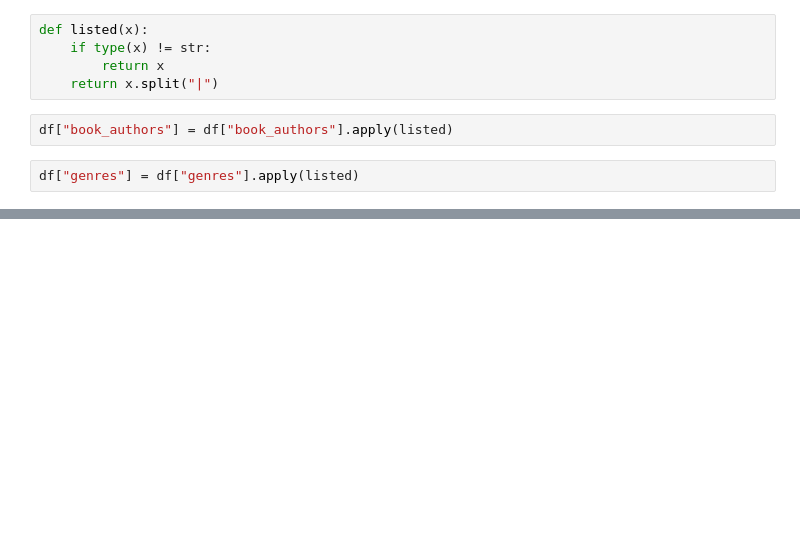
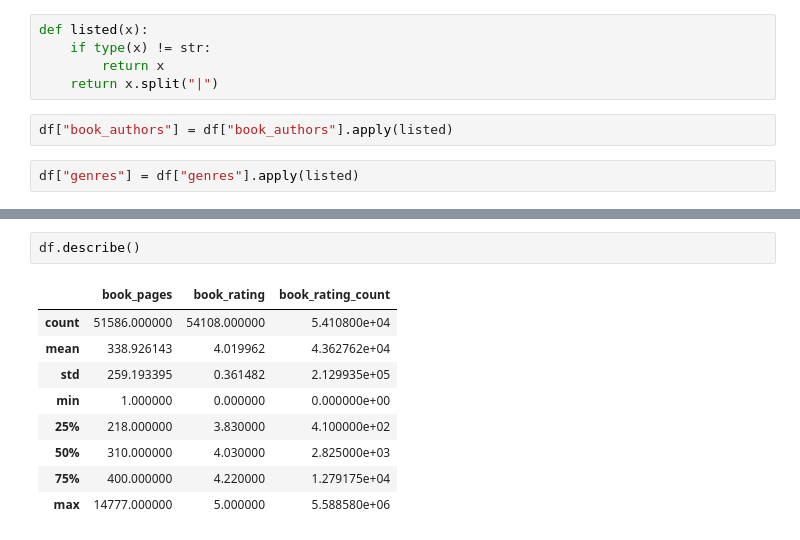
Before and after one commit to snajbat/bookrecommendator, a Jupyter notebook: data/data-processing.ipynb, the cells around one changed output, grey strips where cells are left out. Saved outputs shown, nothing was run; the diff lists cells and outputs as text; blank space fills up the shorter version.

```diff
--- a/data/data-processing.ipynb
+++ b/data/data-processing.ipynb
@@ -72,0 +115,12 @@ df["genres"].value_counts()
+# %%
+df.describe()
+# %% [output]
+|  | book_pages | book_rating | book_rating_count |
+| count | 51586.000000 | 54108.000000 | 5.410800e+04 |
+| mean | 338.926143 | 4.019962 | 4.362762e+04 |
+| std | 259.193395 | 0.361482 | 2.129935e+05 |
+| min | 1.000000 | 0.000000 | 0.000000e+00 |
+| 25% | 218.000000 | 3.830000 | 4.100000e+02 |
+| 50% | 310.000000 | 4.030000 | 2.825000e+03 |
+| 75% | 400.000000 | 4.220000 | 1.279175e+04 |
+| max | 14777.000000 | 5.000000 | 5.588580e+06 |
```
Also changed, not shown: parts of 7 cells of this notebook, 1 other file.
